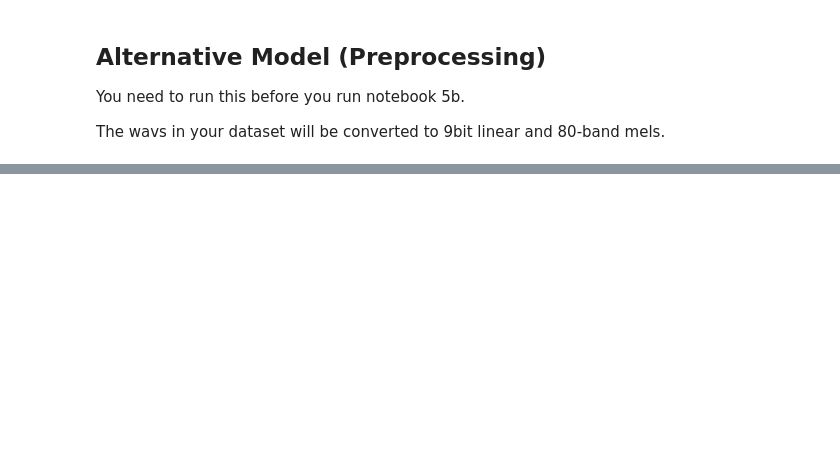
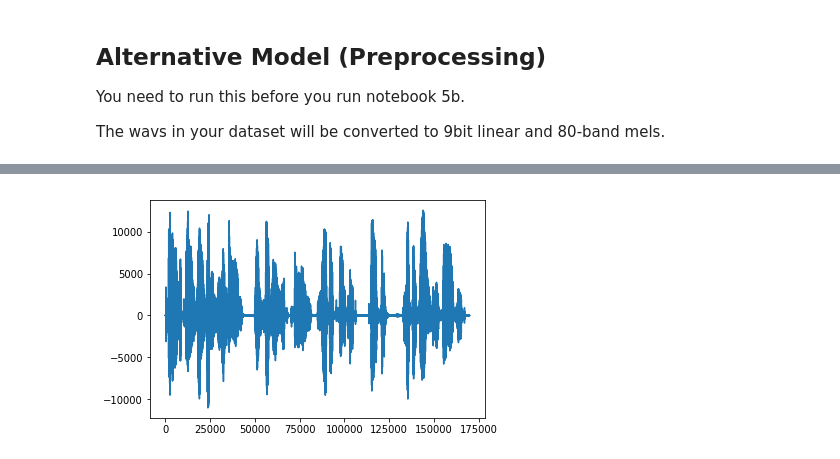
Before and after one commit to G-Wang/wavrnn, a Jupyter notebook: NB5a - Alternative Model (Preprocessing).ipynb, the cells around one changed output, grey strips where cells are left out. Cells and saved outputs as stored; diff of their text form; code cells hidden in the pictures; blank space fills up the shorter version.

```diff
--- a/NB5a - Alternative Model (Preprocessing).ipynb
+++ b/NB5a - Alternative Model (Preprocessing).ipynb
@@ -69,3 +64,8 @@ for i, path in enumerate(tqdm(wav_files)):
 # %%
 with open(DATA_PATH + 'dataset_ids.pkl', 'wb') as f:
     pickle.dump(dataset_ids, f)
+# %%
+wav = load_wav(wav_files[0])
+plt.plot(wav)
+Audio(wav, rate=22050)
+# %% [output]
@@ -71,0 +73 @@ with open(DATA_PATH + 'dataset_ids.pkl', 'wb') as f:
+[figure, added]
```
Also changed, not shown: parts of 14 cells of this notebook, 3 other files.
